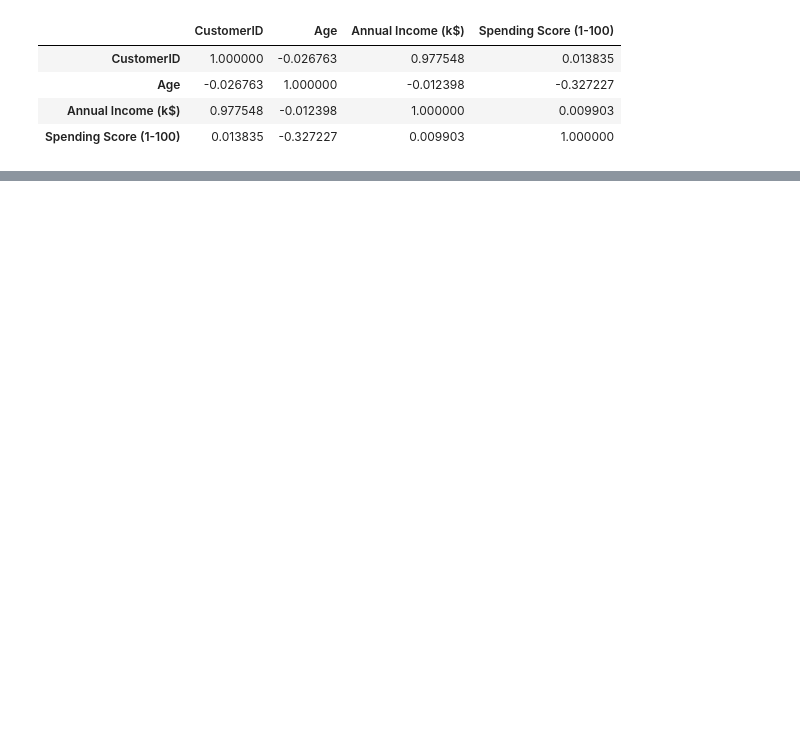
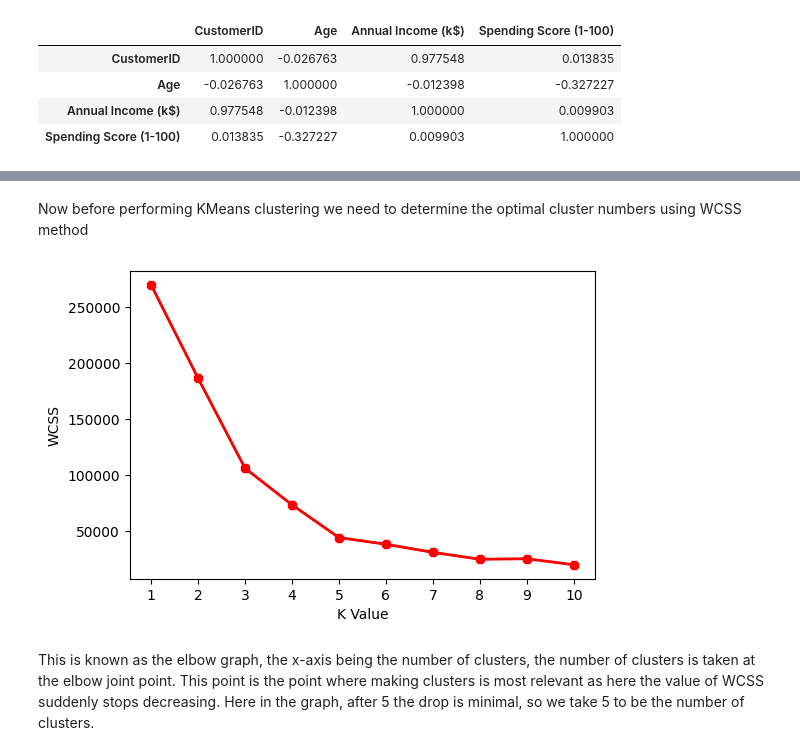
Before and after one commit to kisaraF/CRM-Tutorials, a Jupyter notebook: Week 05- KMeans Clustering/My Code.ipynb, the cells around one changed output, grey strips where cells are left out. Drawn from its saved outputs; the diff is of its cells as text; code cells hidden in the pictures; blank space fills up the shorter version.

Commit message:
2-d clustering done

```diff
--- a/Week 05- KMeans Clustering/My Code.ipynb
+++ b/Week 05- KMeans Clustering/My Code.ipynb
@@ -76,0 +109,23 @@ plt.show()
+# %% [markdown]
+Now before performing KMeans clustering we need to determine the optimal cluster numbers using WCSS method
+# %%
+from sklearn.cluster import KMeans
+
+wcss = []
+for i in range(1,11):
+    km = KMeans(n_clusters=i)
+    km.fit(X)
+    wcss.append(km.inertia_)
+
+#Generating an elbow curve based on the wcss values
+plt.figure(figsize=(6,4))
+plt.plot(range(1,11),wcss)
+plt.plot(range(1,11),wcss, linewidth=2, color="red", marker ="8")
+plt.xlabel("K Value")
+plt.xticks(np.arange(1,11,1))
+plt.ylabel("WCSS")
+plt.show()
+# %% [output]
+[figure, added]
+# %% [markdown]
+This is known as the elbow graph, the x-axis being the number of clusters, the number of clusters is taken at the elbow joint point. This point is the point where making clusters is most relevant as here the value of WCSS suddenly stops decreasing. Here in the graph, after 5 the drop is minimal, so we take 5 to be the number of clusters.
```
Also changed, not shown: parts of 10 cells of this notebook, 1 other file.
